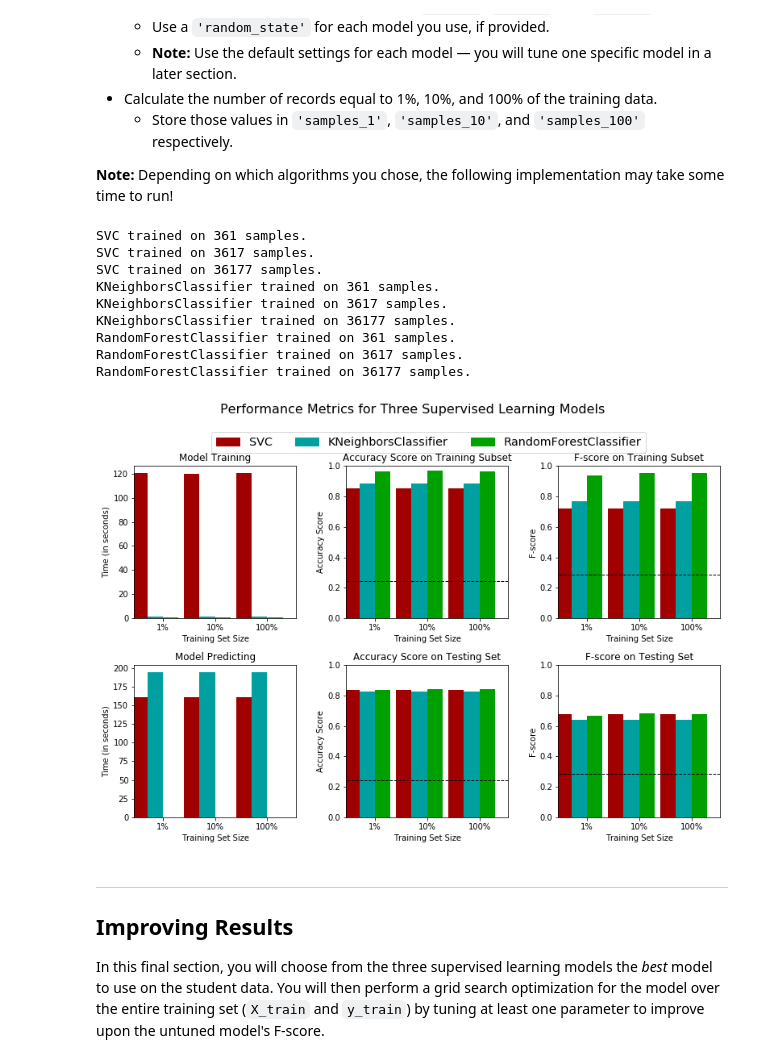
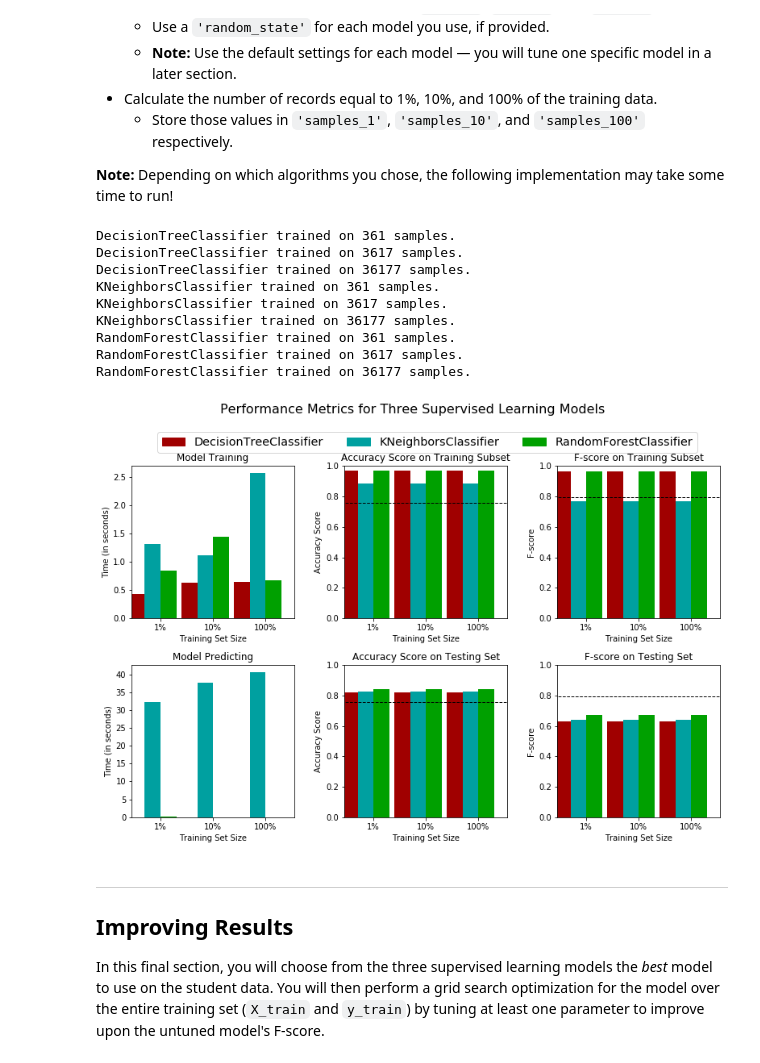
Before and after one commit to IzidoroBaltazar/MachineLearningEngineer, a Jupyter notebook: finding_donors/finding_donors.ipynb, the cells around one changed output. Drawn from its saved outputs; the diff is of its cells as text; code cells hidden in the pictures.

```diff
--- a/finding_donors/finding_donors.ipynb
+++ b/finding_donors/finding_donors.ipynb
@@ -261,11 +261,11 @@ from sklearn.metrics import accuracy_score
 from sklearn.metrics import fbeta_score
 
 # TODO: Calculate accuracy, precision and recall
-# accuracy = accuracy_score(y_test, [1]*(len(y_test)))
-accuracy = len([x for x in zip(y_test, [1]*len(y_test)) if x == (1, 1)])/(len(y_test))
+# accuracy = accuracy_score(y_test, [0]*(len(y_test)))
+accuracy = len([x for x in zip(y_test, [0]*len(y_test)) if x == (0, 0)])/(len(y_test))
 recall = 1
 # recall = len([x for x in y_test if x == 1])/(len([x for x in y_test if x == 1]))
-precision = (len([x for x in y_test if x == 1]))/(len(y_test))
+precision = (len([x for x in y_test if x == 0]))/(len(y_test))
 
 # TODO: Calculate F-score using the formula above for beta = 0.5 and correct values for precision and recall.
 # fscore = fbeta_score(y_test, [1]*(len(y_test)), 0.5)
@@ -364,24 +370,24 @@ def train_predict(learner, sample_size, X_train, y_train, X_test, y_test):
     # TODO: Get the predictions on the test set(X_test),
     #       then get predictions on the first 300 training samples(X_train) using .predict()
     start = time() # Get start time
-    predictions_test = learner.predict(X_train)
-    predictions_train = learner.predict(X_train)
+    predictions_test = learner.predict(X_test)
+    predictions_train = learner.predict(X_train[:300])
     end = time() # Get end time
 
     # TODO: Calculate the total prediction time
     results['pred_time'] = end - start
 
     # TODO: Compute accuracy on the first 300 training samples which is y_train[:300]
-    results['acc_train'] = accuracy_score(y_train[:300], learner.predict(X_train[:300]))
+    results['acc_train'] = accuracy_score(y_train[:300], predictions_train)
 
     # TODO: Compute accuracy on test set using accuracy_score()
-    results['acc_test'] = accuracy_score(y_test, learner.predict(X_test))
+    results['acc_test'] = accuracy_score(y_test, predictions_test)
 
     # TODO: Compute F-score on the the first 300 training samples using fbeta_score()
-    results['f_train'] = fbeta_score(y_train[:300], learner.predict(X_train[:300]), 0.5)
+    results['f_train'] = fbeta_score(y_train[:300], predictions_train, 0.5)
 
     # TODO: Compute F-score on the test set which is y_test
-    results['f_test'] = fbeta_score(y_test, learner.predict(X_test), 0.5)
+    results['f_test'] = fbeta_score(y_test, predictions_test, 0.5)
 
     # Success
     print("{} trained on {} samples.".format(learner.__class__.__name__, sample_size))
@@ -401,46 +407,46 @@ In the code cell, you will need to implement the following:
 **Note:** Depending on which algorithms you chose, the following implementation may take some time to run!
 # %%
 # TODO: Import the three supervised learning models from sklearn
-from sklearn.svm import SVC
+from sklearn.tree import DecisionTreeClassifier
 from sklearn.neighbors import KNeighborsClassifier
 from sklearn.ensemble import RandomForestClassifier
 
 # TODO: Initialize the three models
-clf_A = SVC()
+clf_A = DecisionTreeClassifier(random_state=10)
 clf_B = KNeighborsClassifier()
-clf_C = RandomForestClassifier()
+clf_C = RandomForestClassifier(random_state=12)
 
 # TODO: Calculate the number of samples for 1%, 10%, and 100% of the training data
 # HINT: samples_100 is the entire training set i.e. len(y_train)
 # HINT: samples_10 is 10% of samples_100 (ensure to set the count of the values to be `int` and not `float`)
 # HINT: samples_1 is 1% of samples_100 (ensure to set the count of the values to be `int` and not `float`)
 samples_100 = len(y_train)
 samples_10 = samples_100//10
 samples_1 = samples_100//100
 
 # Collect results on the learners
 results = {}
 for clf in [clf_A, clf_B, clf_C]:
     clf_name = clf.__class__.__name__
     results[clf_name] = {}
     for i, samples in enumerate([samples_1, samples_10, samples_100]):
     # for i, samples in enumerate([samples_1]):
         results[clf_name][i] = \
         train_predict(clf, samples, X_train, y_train, X_test, y_test)
 
 # Run metrics visualization for the three supervised learning models chosen
 vs.evaluate(results, accuracy, fscore)
 # %% [output]
-SVC trained on 361 samples.
-SVC trained on 3617 samples.
-SVC trained on 36177 samples.
+DecisionTreeClassifier trained on 361 samples.
+DecisionTreeClassifier trained on 3617 samples.
+DecisionTreeClassifier trained on 36177 samples.
 KNeighborsClassifier trained on 361 samples.
 KNeighborsClassifier trained on 3617 samples.
 KNeighborsClassifier trained on 36177 samples.
 RandomForestClassifier trained on 361 samples.
 RandomForestClassifier trained on 3617 samples.
 RandomForestClassifier trained on 36177 samples.
-[figure, old version]
+[figure, new version]
 # %% [markdown]
 ----
 ## Improving Results
```
Also changed, not shown: parts of 14 cells of this notebook, 1 other file.
